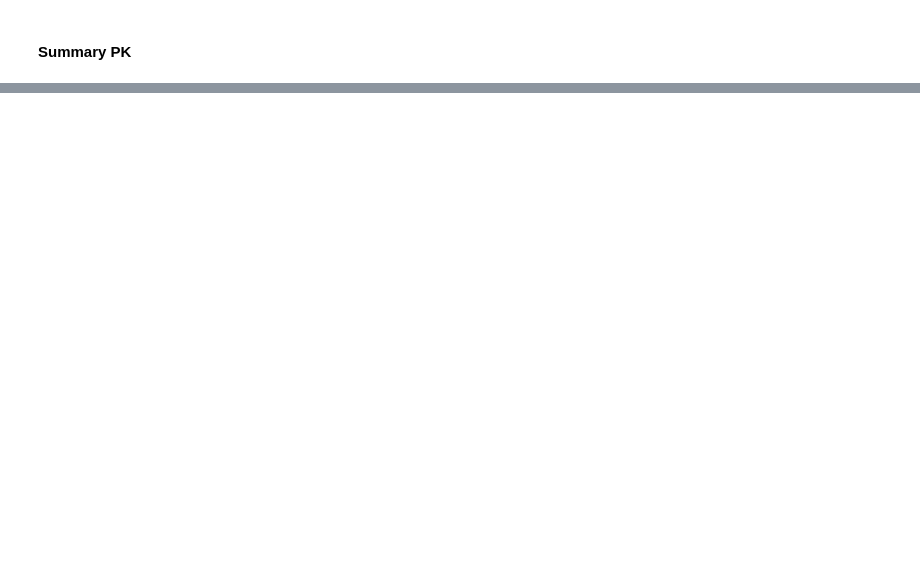
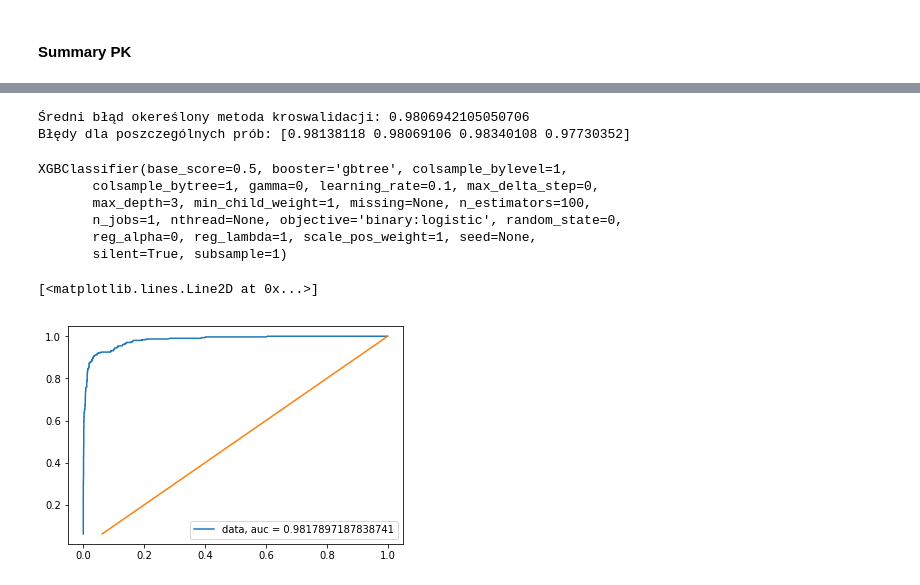
Before and after one commit to pracowniaPK/DataProject, a Jupyter notebook: project2.ipynb, the cells around one changed output, grey strips where cells are left out. Cells and saved outputs as stored; diff of their text form; code cells hidden in the pictures; blank space fills up the shorter version.

Commit message:
add hybrid model and some comments

```diff
--- a/project2.ipynb
+++ b/project2.ipynb
@@ -652,0 +675,5 @@ ROC(proba_list_PK, models_names_PK, test_X_PK, test_y)
+# %%
+MP_proba = MP_model2.predict_proba(X_prep[col_MP_prep])[:,1]
+MSI_proba = MSI_model2.predict_proba(X_prep[col_MSI_prep])[:,1]
+MS_proba = MS_model4.predict_proba(X_prep[col_MS_prep])[:,1]
+PK_proba = PK_model3.predict_proba(X_prep[col_PK_prep])[:,1]
@@ -652,0 +682,32 @@ ROC(proba_list_PK, models_names_PK, test_X_PK, test_y)
+# %%
+probas = pd.DataFrame(list(zip(MP_proba, MSI_proba, MS_proba, PK_proba)))
+probas_train, probas_test, y_proba_train, y_proba_test = train_test_split(probas, y, random_state = 0)
+# %%
+final_model = XGBClassifier()
+errs = cross_val_score(final_model, pd.DataFrame(probas), y, cv=4)
+mean_err = cross_val_score(final_model, pd.DataFrame(probas), y, cv=4).mean()
+# %%
+print(f"Średni błąd okereślony metoda kroswalidacji: {mean_err}")
+print(f"Błędy dla poszczególnych prób: {errs}")
+# %% [output]
+Średni błąd okereślony metoda kroswalidacji: 0.9806942105050706
+Błędy dla poszczególnych prób: [0.98138118 0.98069106 0.98340108 0.97730352]
+# %%
+final_model.fit(probas_train, y_proba_train)
+# %% [output]
+XGBClassifier(base_score=0.5, booster='gbtree', colsample_bylevel=1,
+       colsample_bytree=1, gamma=0, learning_rate=0.1, max_delta_step=0,
+       max_depth=3, min_child_weight=1, missing=None, n_estimators=100,
+       n_jobs=1, nthread=None, objective='binary:logistic', random_state=0,
+       reg_alpha=0, reg_lambda=1, scale_pos_weight=1, seed=None,
+       silent=True, subsample=1)
+# %%
+predicted_final = final_model.predict_proba(probas_test)[:,1]
+fpr, tpr, _ = roc_curve(y_proba_test, predicted_final)
+auc = roc_auc_score(y_proba_test, predicted_final)
+plt.plot(fpr,tpr,label="data, auc = {}".format(str(auc)))
+plt.legend(loc=4)
+plt.plot(tpr,tpr)
+# %% [output]
+[<matplotlib.lines.Line2D at 0x...>]
+[figure, added]
```
Also changed, not shown: parts of 30 cells of this notebook.
